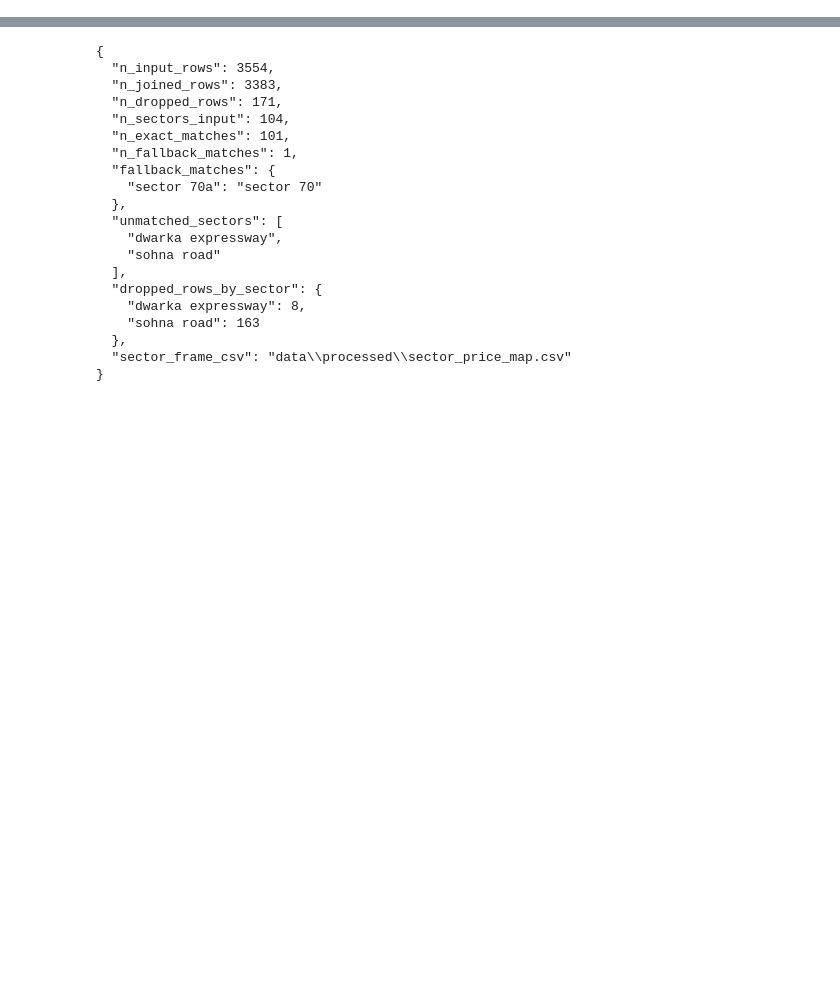
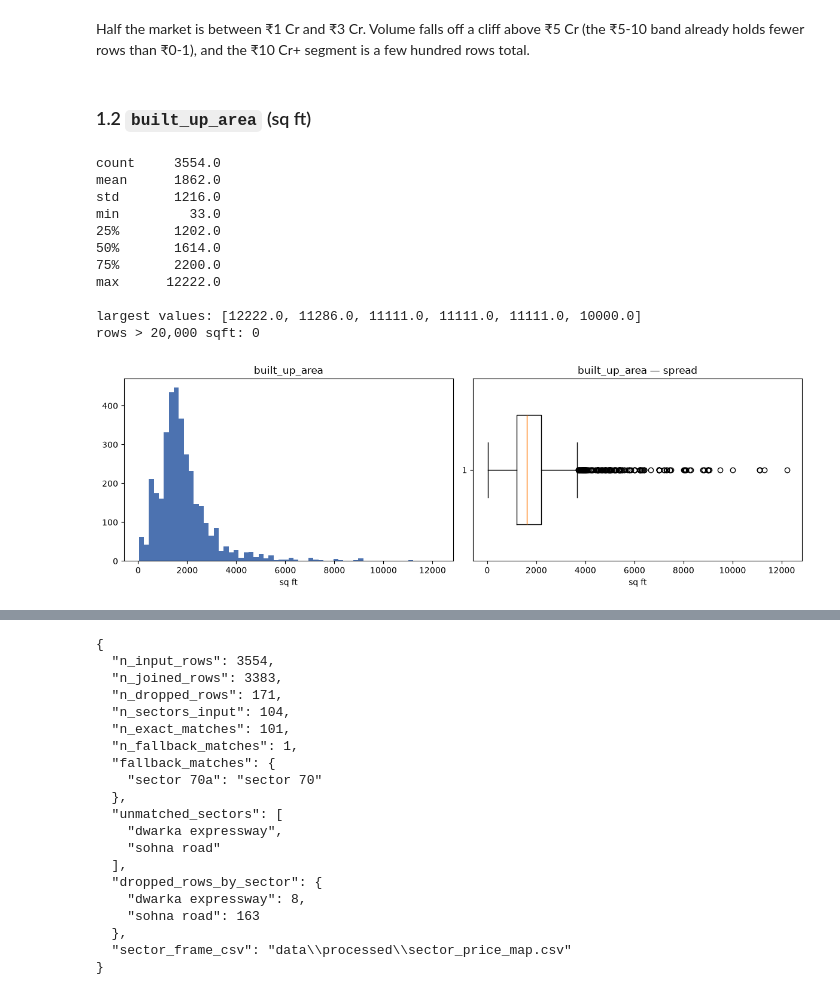
Before and after one commit to reswalsandeep/real-estate-recommender, a Jupyter notebook: notebooks/05_eda.ipynb, the cells around one changed output, grey strips where cells are left out. Cells and saved outputs as stored; diff of their text form; code cells hidden in the pictures; blank space fills up the shorter version.

```diff
--- a/notebooks/05_eda.ipynb
+++ b/notebooks/05_eda.ipynb
@@ -40,0 +120,29 @@ cost.
+# %% [markdown]
+Half the market is between ₹1 Cr and ₹3 Cr. Volume falls off a cliff above
+₹5 Cr (the ₹5-10 band already holds fewer rows than ₹0-1), and the ₹10 Cr+
+segment is a few hundred rows total.
+# %% [markdown]
+### 1.2 `built_up_area` (sq ft)
+# %%
+bua = df["built_up_area"]
+print(bua.describe().round(0).to_string())
+print(f"\nlargest values: {sorted(bua.nlargest(6).tolist(), reverse=True)}")
+print(f"rows > 20,000 sqft: {int((bua > 20000).sum())}")
+
+fig, ax = plt.subplots(1, 2, figsize=(12, 4))
+ax[0].hist(bua, bins=60, color="#4C72B0"); ax[0].set_title("built_up_area"); ax[0].set_xlabel("sq ft")
+ax[1].boxplot(bua, vert=False, widths=0.6); ax[1].set_title("built_up_area — spread"); ax[1].set_xlabel("sq ft")
+plt.tight_layout(); plt.show()
+# %% [output]
+count     3554.0
+mean      1862.0
+std       1216.0
+min         33.0
+25%       1202.0
+50%       1614.0
+75%       2200.0
+max      12222.0
+
+largest values: [12222.0, 11286.0, 11111.0, 11111.0, 11111.0, 10000.0]
+rows > 20,000 sqft: 0
+[figure, added]
```
Also changed, not shown: parts of 51 cells of this notebook.
